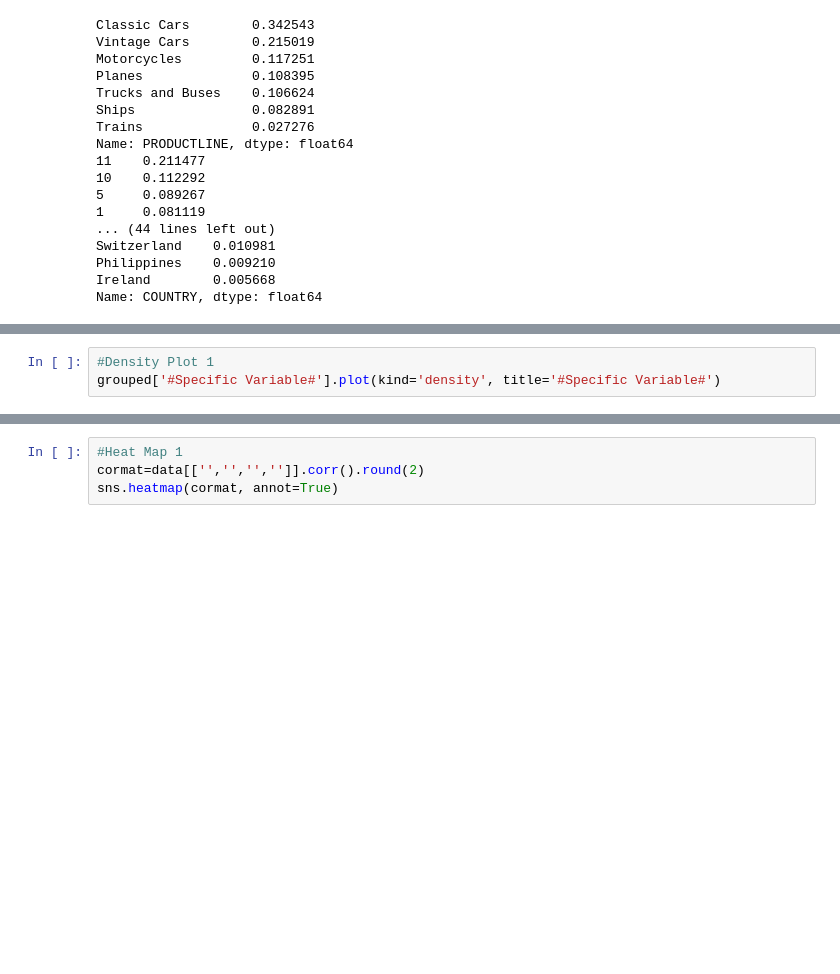
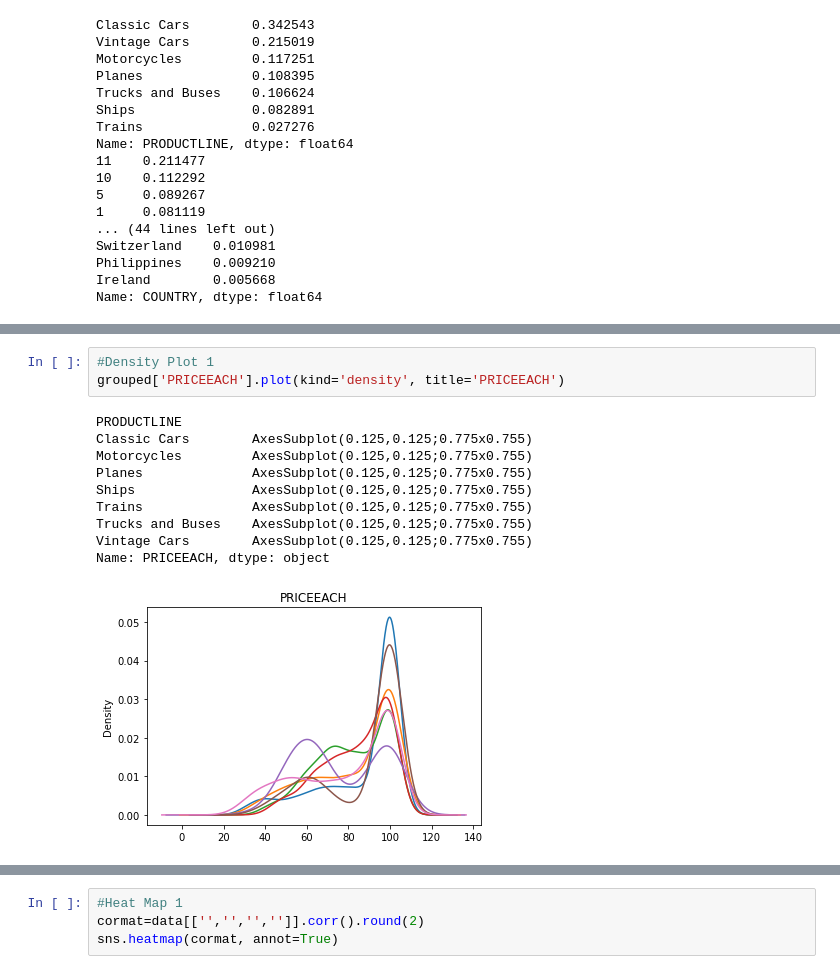
Before and after one commit to malouche/DSC2spring2022, a Jupyter notebook: Project Folder/Data Science Assignment 1.ipynb, the cells around one changed output, grey strips where cells are left out. Cells and saved outputs as stored; diff of their text form; blank space fills up the shorter version.

```diff
--- a/Project Folder/Data Science Assignment 1.ipynb
+++ b/Project Folder/Data Science Assignment 1.ipynb
@@ -134,5 +138,16 @@ grouped['#Specific Variable#'].value_counts().unstack().plot(kind="barh")
 # %%
 #Density Plot 1
-grouped['#Specific Variable#'].plot(kind='density', title='#Specific Variable#')
+grouped['PRICEEACH'].plot(kind='density', title='PRICEEACH')
+# %% [output]
+PRODUCTLINE
+Classic Cars        AxesSubplot(0.125,0.125;0.775x0.755)
+Motorcycles         AxesSubplot(0.125,0.125;0.775x0.755)
+Planes              AxesSubplot(0.125,0.125;0.775x0.755)
+Ships               AxesSubplot(0.125,0.125;0.775x0.755)
+Trains              AxesSubplot(0.125,0.125;0.775x0.755)
+Trucks and Buses    AxesSubplot(0.125,0.125;0.775x0.755)
+Vintage Cars        AxesSubplot(0.125,0.125;0.775x0.755)
+Name: PRICEEACH, dtype: object
+[figure, added]
 # %%
 #Density Plot 2
```
Also changed, not shown: parts of 5 cells of this notebook, 1 other file.
